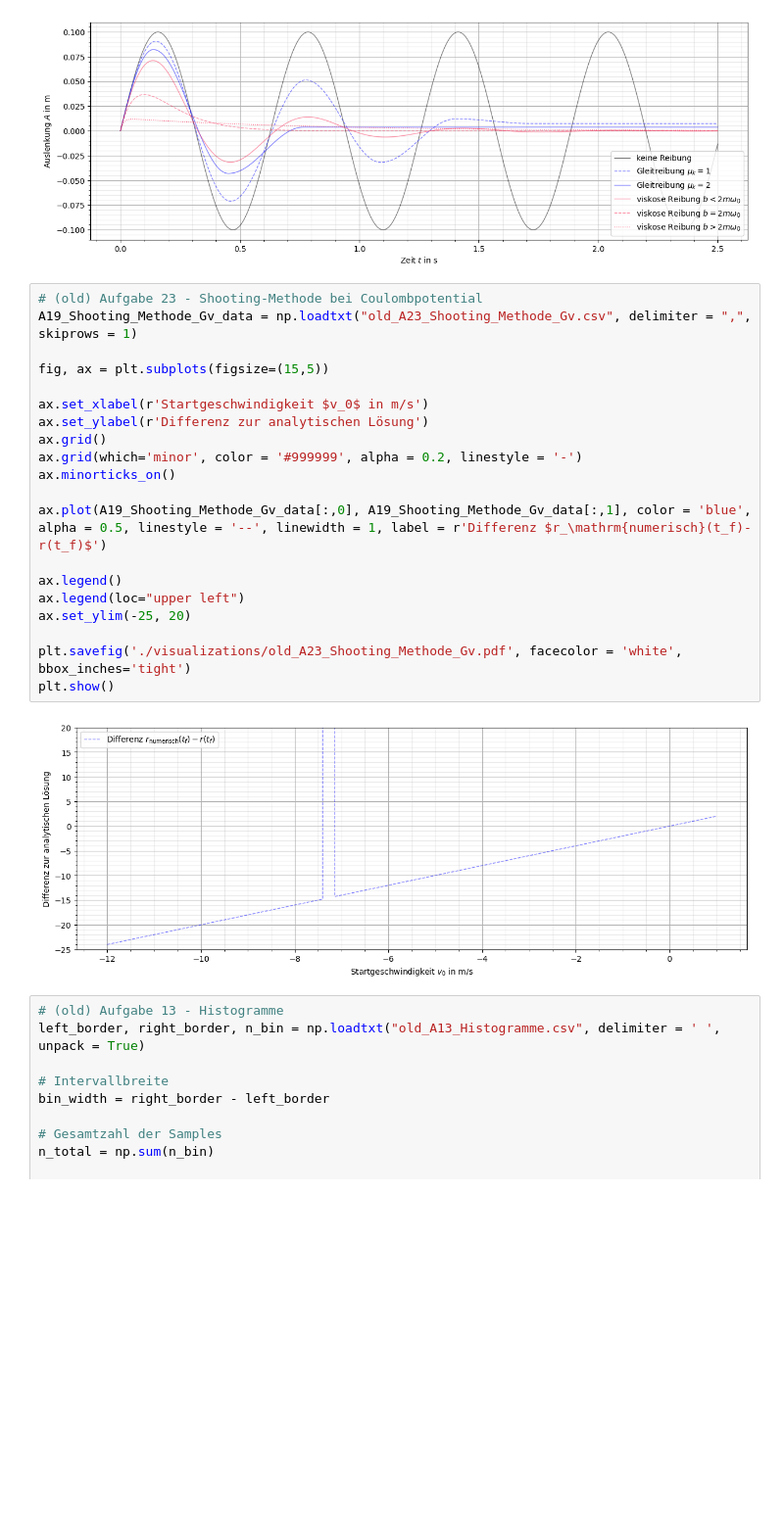
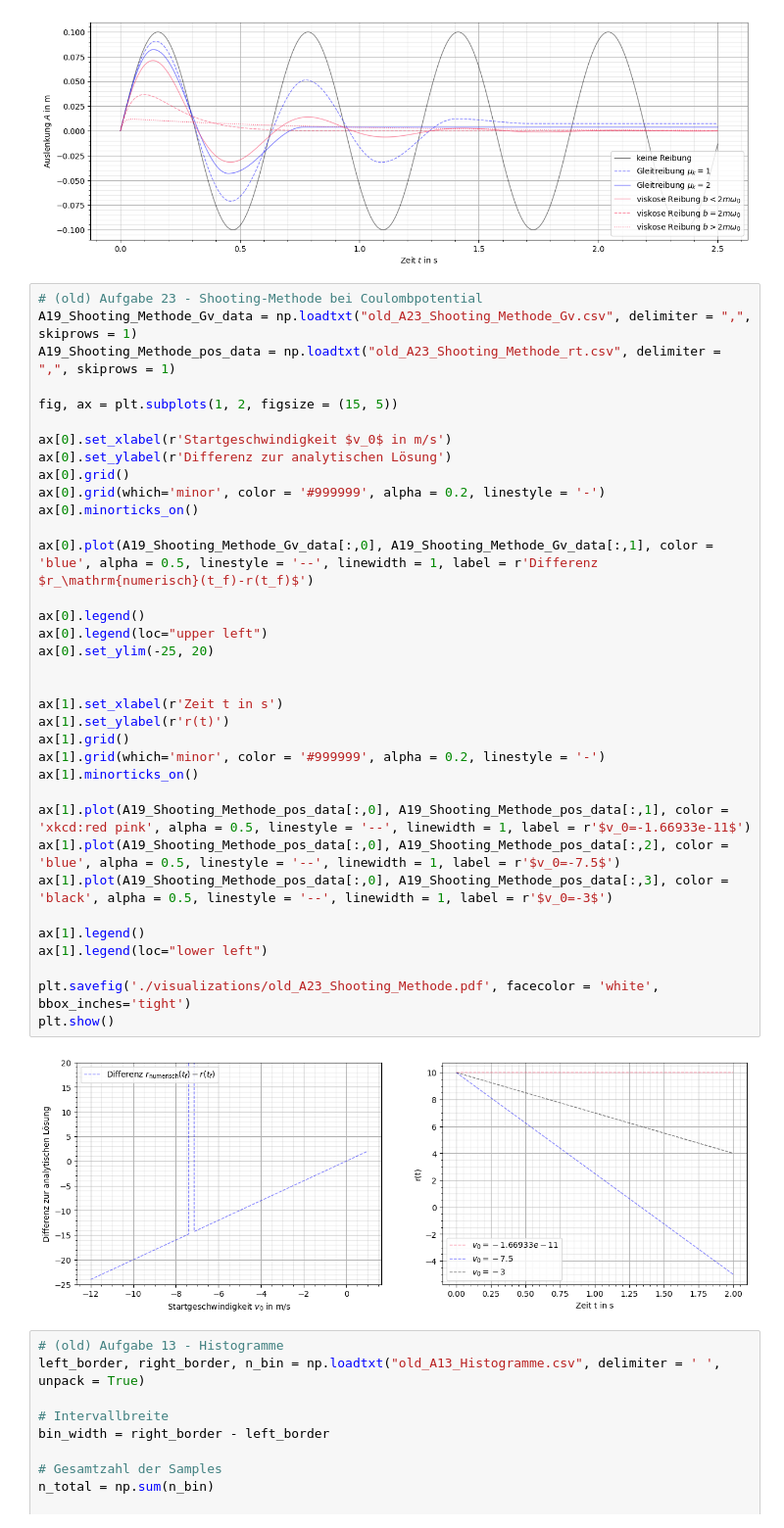
Before and after one commit to CVC97/CWR-2023-FFA, a Jupyter notebook: data/data_visualization.ipynb, the cells around one changed output. Shown at 98% size. Saved outputs shown, nothing was run; the diff lists cells and outputs as text; blank space fills up the shorter version.

Commit message:
Shooting + Euler fix.

```diff
--- a/data/data_visualization.ipynb
+++ b/data/data_visualization.ipynb
@@ -544,25 +544,40 @@ plt.show()
 # %%
 # (old) Aufgabe 23 - Shooting-Methode bei Coulombpotential
 A19_Shooting_Methode_Gv_data = np.loadtxt("old_A23_Shooting_Methode_Gv.csv", delimiter = ",", skiprows = 1)
+A19_Shooting_Methode_pos_data = np.loadtxt("old_A23_Shooting_Methode_rt.csv", delimiter = ",", skiprows = 1)
 
-fig, ax = plt.subplots(figsize=(15,5))
+fig, ax = plt.subplots(1, 2, figsize = (15, 5))
 
-ax.set_xlabel(r'Startgeschwindigkeit $v_0$ in m/s')
-ax.set_ylabel(r'Differenz zur analytischen Lösung')
-ax.grid()
-ax.grid(which='minor', color = '#999999', alpha = 0.2, linestyle = '-')
-ax.minorticks_on()
+ax[0].set_xlabel(r'Startgeschwindigkeit $v_0$ in m/s')
+ax[0].set_ylabel(r'Differenz zur analytischen Lösung')
+ax[0].grid()
+ax[0].grid(which='minor', color = '#999999', alpha = 0.2, linestyle = '-')
+ax[0].minorticks_on()
 
-ax.plot(A19_Shooting_Methode_Gv_data[:,0], A19_Shooting_Methode_Gv_data[:,1], color = 'blue', alpha = 0.5, linestyle = '--', linewidth = 1, label = r'Differenz $r_\mathrm{numerisch}(t_f)-r(t_f)$')
+ax[0].plot(A19_Shooting_Methode_Gv_data[:,0], A19_Shooting_Methode_Gv_data[:,1], color = 'blue', alpha = 0.5, linestyle = '--', linewidth = 1, label = r'Differenz $r_\mathrm{numerisch}(t_f)-r(t_f)$')
 
-ax.legend()
-ax.legend(loc="upper left")
-ax.set_ylim(-25, 20)
+ax[0].legend()
+ax[0].legend(loc="upper left")
+ax[0].set_ylim(-25, 20)
 
-plt.savefig('./visualizations/old_A23_Shooting_Methode_Gv.pdf', facecolor = 'white', bbox_inches='tight')
+
+ax[1].set_xlabel(r'Zeit t in s')
+ax[1].set_ylabel(r'r(t)')
+ax[1].grid()
+ax[1].grid(which='minor', color = '#999999', alpha = 0.2, linestyle = '-')
+ax[1].minorticks_on()
+
+ax[1].plot(A19_Shooting_Methode_pos_data[:,0], A19_Shooting_Methode_pos_data[:,1], color = 'xkcd:red pink', alpha = 0.5, linestyle = '--', linewidth = 1, label = r'$v_0=-1.66933e-11$')
+ax[1].plot(A19_Shooting_Methode_pos_data[:,0], A19_Shooting_Methode_pos_data[:,2], color = 'blue', alpha = 0.5, linestyle = '--', linewidth = 1, label = r'$v_0=-7.5$')
+ax[1].plot(A19_Shooting_Methode_pos_data[:,0], A19_Shooting_Methode_pos_data[:,3], color = 'black', alpha = 0.5, linestyle = '--', linewidth = 1, label = r'$v_0=-3$')
+
+ax[1].legend()
+ax[1].legend(loc="lower left")
+
+plt.savefig('./visualizations/old_A23_Shooting_Methode.pdf', facecolor = 'white', bbox_inches='tight')
 plt.show()
 # %% [output]
-[figure, old version]
+[figure, new version]
 # %%
 # (old) Aufgabe 13 - Histogramme
 left_border, right_border, n_bin = np.loadtxt("old_A13_Histogramme.csv", delimiter = ' ', unpack = True)
```
Also changed, not shown: 5 other files.
